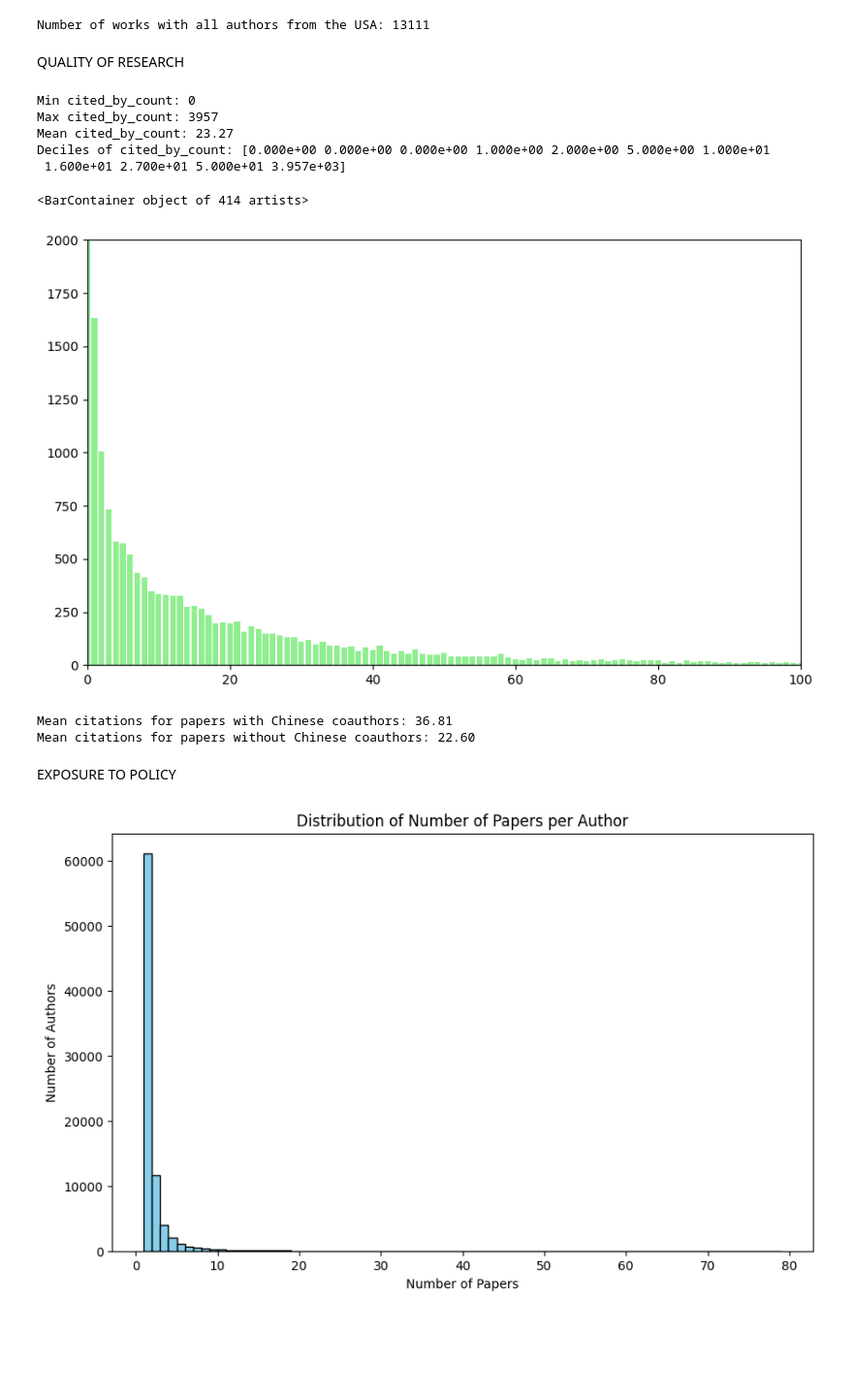
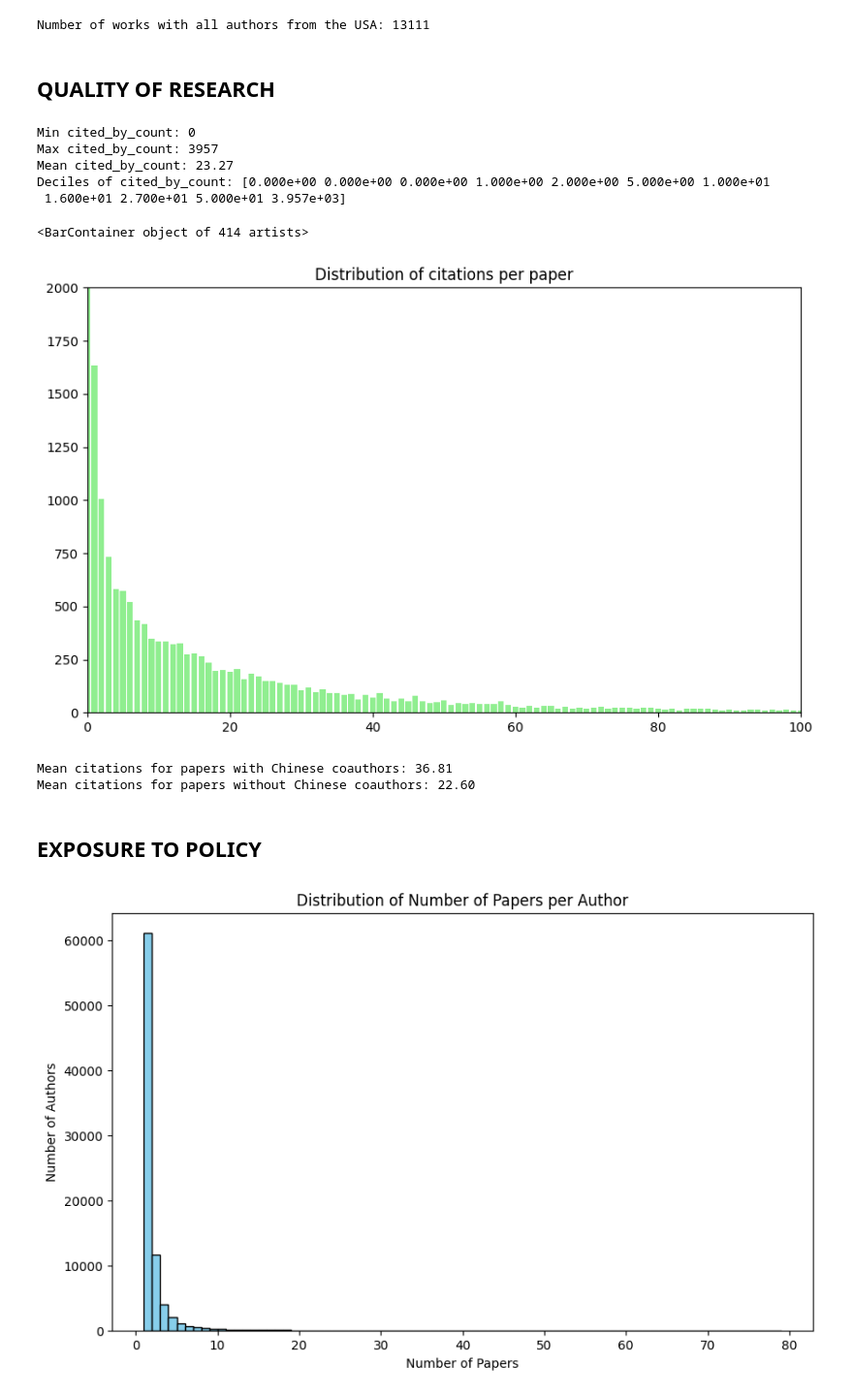
Before and after one commit to Basso42/china-initiative-collaboration-impact, a Jupyter notebook: notebooks/ChinaUSA_science.ipynb, the cells around one changed output. Shown at 97% size. Drawn from its saved outputs; the diff is of its cells as text; code cells hidden in the pictures; blank space fills up the shorter version.

```diff
--- a/notebooks/ChinaUSA_science.ipynb
+++ b/notebooks/ChinaUSA_science.ipynb
@@ -194,7 +201,7 @@ print(f"Number of works with all authors from the USA: {num_works_all_authors_fr
 # %% [output]
 Number of works with all authors from the USA: 13111
 # %% [markdown]
-QUALITY OF RESEARCH
+## QUALITY OF RESEARCH
 # %%
 # Get min max mean and deciles of cited_by_count
 cited_by_counts = [work['cited_by_count'] for work in all_works_2018]
@@ -215,17 +222,18 @@ Deciles of cited_by_count: [0.000e+00 0.000e+00 0.000e+00 1.000e+00 2.000e+00 5.
 # %%
 # Distribution of citations per paper
 citations_counts = Counter(work['cited_by_count'] for work in all_works_2018)
 # Prepare data for plotting
 citation_numbers = list(citations_counts.keys())
 citation_paper_counts = list(citations_counts.values())
 # Plot the data
 plt.figure(figsize=(10, 6))
 plt.xlim(0, 100)
 plt.ylim(0, 2000)
+plt.title("Distribution of citations per paper")
 plt.bar(citation_numbers, citation_paper_counts, color='lightgreen')
 # %% [output]
 <BarContainer object of 414 artists>
-[figure, old version]
+[figure, new version]
 # %%
 #Mean citations for paperss with and without Chinese coauthors
 mean_citations_with_chinese = np.mean([work['cited_by_count'] for work in all_works_2018 if work['has_chinese_coauthor']])
@@ -236,7 +244,7 @@ print(f"Mean citations for papers without Chinese coauthors: {mean_citations_wit
 Mean citations for papers with Chinese coauthors: 36.81
 Mean citations for papers without Chinese coauthors: 22.60
 # %% [markdown]
-EXPOSURE TO POLICY
+## EXPOSURE TO POLICY
 # %%
 # Count the number of papers per author
 author_paper_counts = Counter(
```
Also changed, not shown: parts of 10 cells of this notebook.
